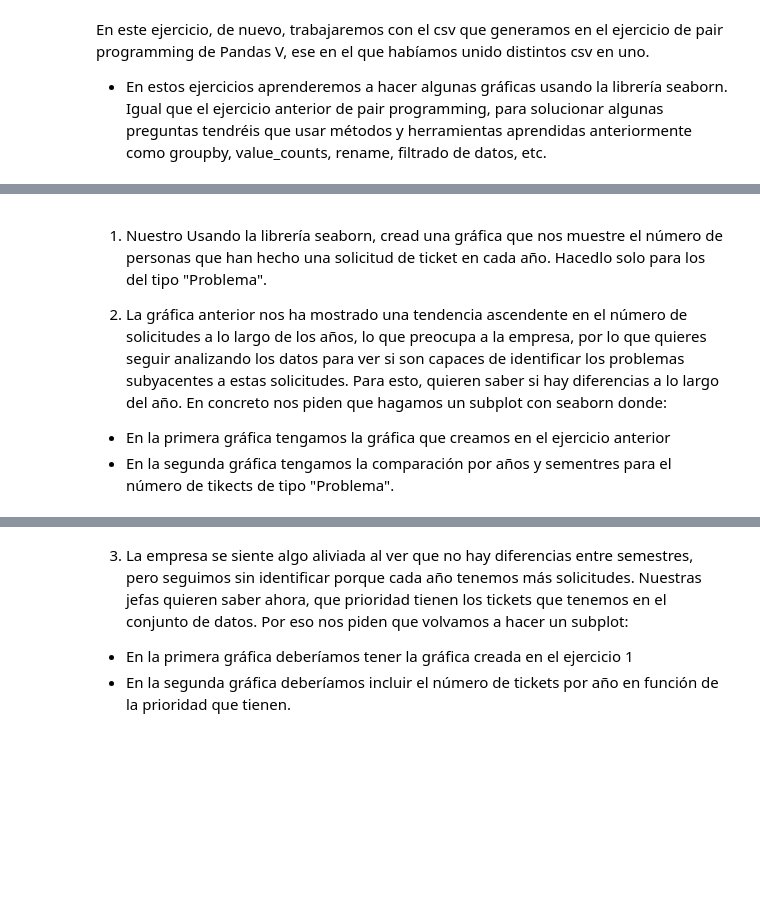
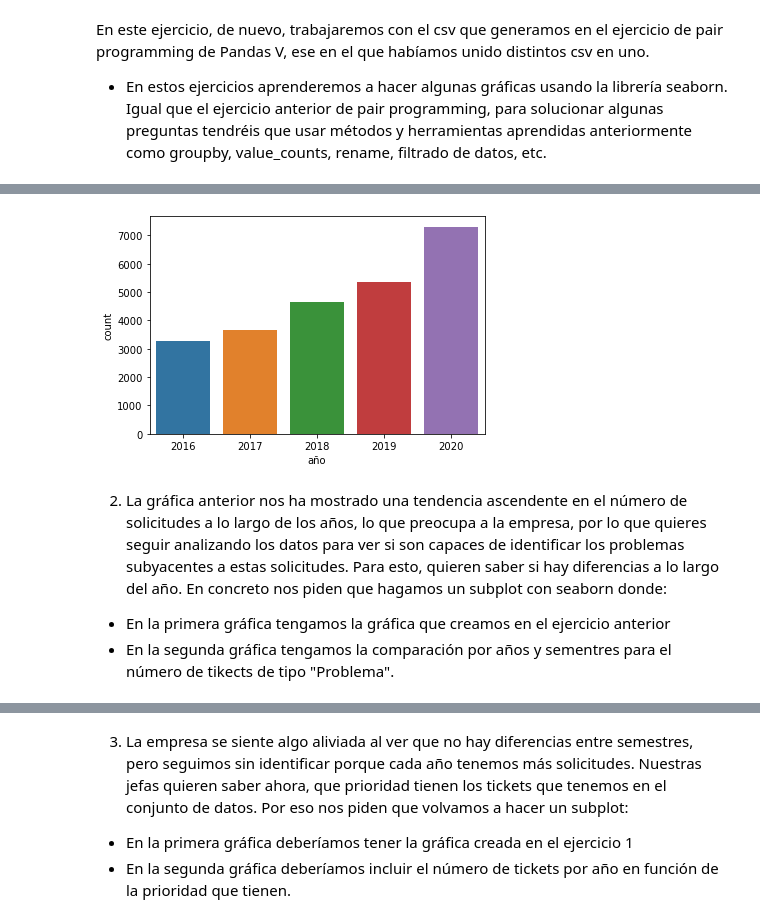
Before and after one commit to Adalab/promo-d-da-modulo2-sprint1-laura-paula-estibaliz, a Jupyter notebook: Visualizacion/Seaborn-1-pair.ipynb, the cells around one changed output, grey strips where cells are left out. Cells and saved outputs as stored; diff of their text form; code cells hidden in the pictures; blank space fills up the shorter version.

```diff
--- a/Visualizacion/Seaborn-1-pair.ipynb
+++ b/Visualizacion/Seaborn-1-pair.ipynb
@@ -8,0 +23,11 @@ import matplotlib.pyplot as plt
+# %%
+df_años['fecha'] = df_años['fecha'].apply(pd.to_datetime)
+# %%
+def sacar_año(x):
+    try:
+        return x.strftime('%Y')
+    except:
+        return x
+# %%
+df_años['año'] = df_años['fecha'].apply(sacar_año)
+df_años.head()
@@ -8,0 +41,3 @@ import matplotlib.pyplot as plt
+# %%
+df_problema = df_años[df_años['tipo'] == 'Problema']
+df_problema.head()
@@ -9,6 +51,10 @@ import matplotlib.pyplot as plt
+# %%
+plt.figure()
+fig = sns.countplot(x='año', data= df_problema)
+plt.show()
+# %% [output]
+[figure, added]
 # %% [markdown]
-
-1. Nuestro Usando la librería seaborn, cread una gráfica que nos muestre el número de personas que han hecho una solicitud de ticket en cada año. Hacedlo solo para los del tipo "Problema".
 
 2. La gráfica anterior nos ha mostrado una tendencia ascendente en el número de solicitudes a lo largo de los años, lo que preocupa a la empresa, por lo que quieres seguir analizando los datos para ver si son capaces de identificar los problemas subyacentes a estas solicitudes. Para esto, quieren saber si hay diferencias a lo largo del año. En concreto nos piden que hagamos un subplot con seaborn donde:
 
```
Also changed, not shown: parts of 13 cells of this notebook, 2 other files.
